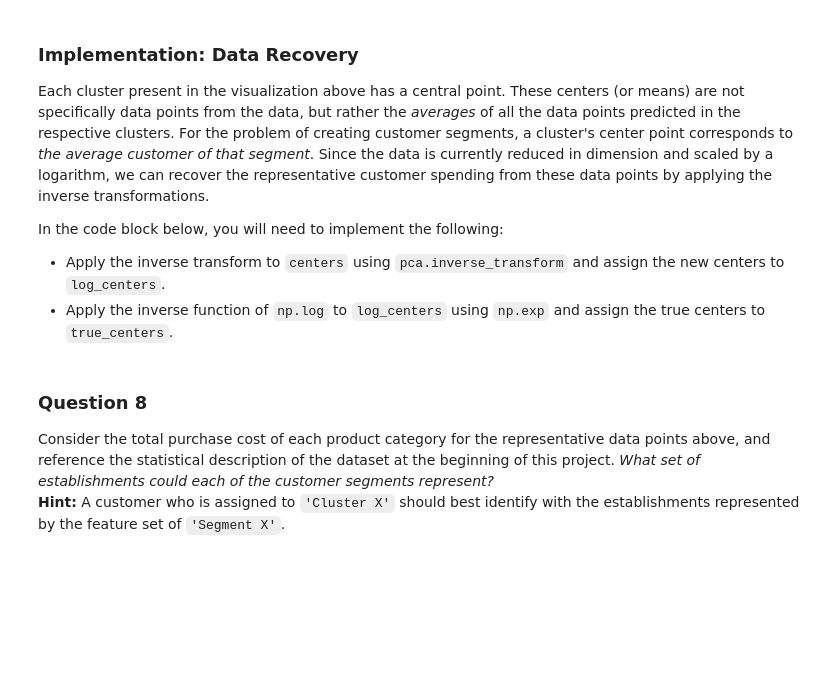
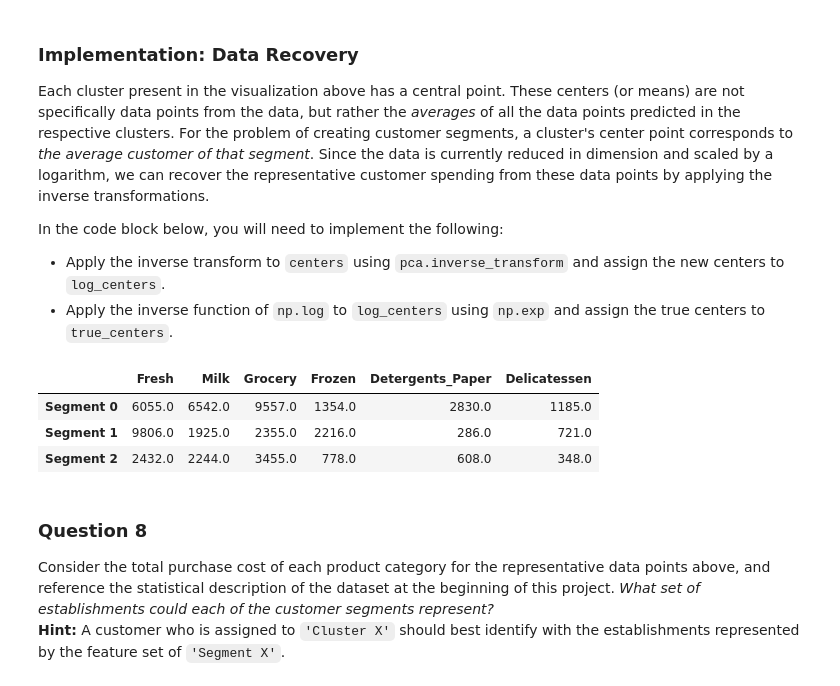
Before and after one commit to vitor-rmcosta/udacity_customer_segments, a Jupyter notebook: customer_segments.ipynb, the cells around one changed output. Saved outputs shown, nothing was run; the diff lists cells and outputs as text; code cells hidden in the pictures; blank space fills up the shorter version.

```diff
--- a/customer_segments.ipynb
+++ b/customer_segments.ipynb
@@ -452,16 +452,21 @@ In the code block below, you will need to implement the following:
  - Apply the inverse function of `np.log` to `log_centers` using `np.exp` and assign the true centers to `true_centers`.
 # %%
 # TODO: Inverse transform the centers
-log_centers = None
+log_centers = pca.inverse_transform(centers)
 
 # TODO: Exponentiate the centers
-true_centers = None
+true_centers = np.exp(log_centers)
 
 # Display the true centers
 segments = ['Segment {}'.format(i) for i in range(0,len(centers))]
 true_centers = pd.DataFrame(np.round(true_centers), columns = data.keys())
 true_centers.index = segments
 display(true_centers)
+# %% [output]
+|  | Fresh | Milk | Grocery | Frozen | Detergents_Paper | Delicatessen |
+| Segment 0 | 6055.0 | 6542.0 | 9557.0 | 1354.0 | 2830.0 | 1185.0 |
+| Segment 1 | 9806.0 | 1925.0 | 2355.0 | 2216.0 | 286.0 | 721.0 |
+| Segment 2 | 2432.0 | 2244.0 | 3455.0 | 778.0 | 608.0 | 348.0 |
 # %% [markdown]
 ### Question 8
 Consider the total purchase cost of each product category for the representative data points above, and reference the statistical description of the dataset at the beginning of this project. *What set of establishments could each of the customer segments represent?*
```
Also changed, not shown: parts of 19 cells of this notebook, 1 other file.
